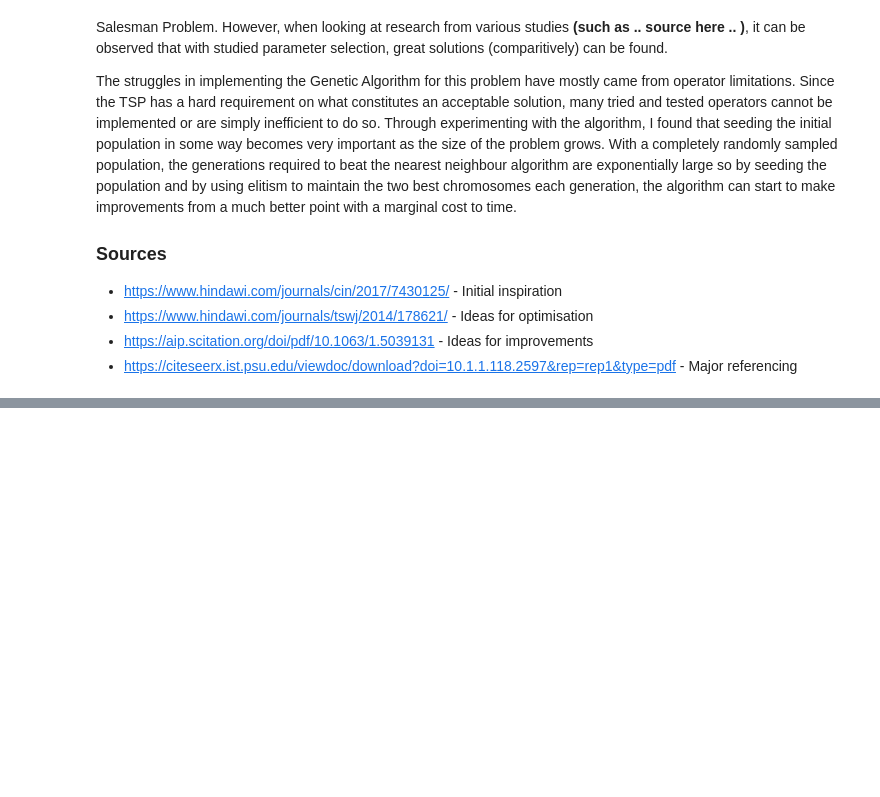
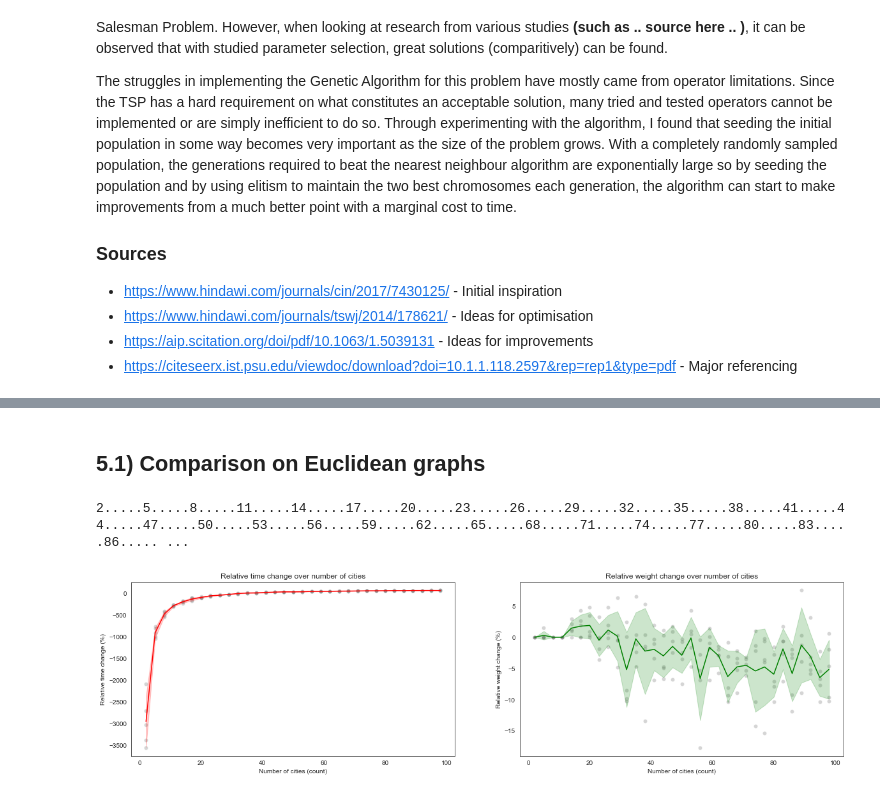
Before and after one commit to danielj0nes/metaheuristics, a Jupyter notebook: Group 07 Coursework.ipynb, the cells around one changed output, grey strips where cells are left out. Cells and saved outputs as stored; diff of their text form; code cells hidden in the pictures; blank space fills up the shorter version.

Commit message:
Comparison between metaheuristics, formatting, references

```diff
--- a/Group 07 Coursework.ipynb
+++ b/Group 07 Coursework.ipynb
@@ -1010,0 +1040,12 @@ The struggles in implementing the Genetic Algorithm for this problem have mostly
+# %% [markdown]
+## 5.1) Comparison on Euclidean graphs
+# %%
+ga = GA()
+aco = AntColonyOptimisation(generations=10, ant_count=20)
+comparison_results = compare_algorithms('Euclidean',
+                                        algorithm=lambda G: ga.ga_solve(G, P=150, generations=250),
+                                        baseline_algorithm=lambda G: aco.solve(G))
+graph_results(comparison_results)
+# %% [output]
+2.....5.....8.....11.....14.....17.....20.....23.....26.....29.....32.....35.....38.....41.....44.....47.....50.....53.....56.....59.....62.....65.....68.....71.....74.....77.....80.....83.....86..... ...
+[figure, added]
```
Also changed, not shown: parts of 42 cells of this notebook, 1 other file.
